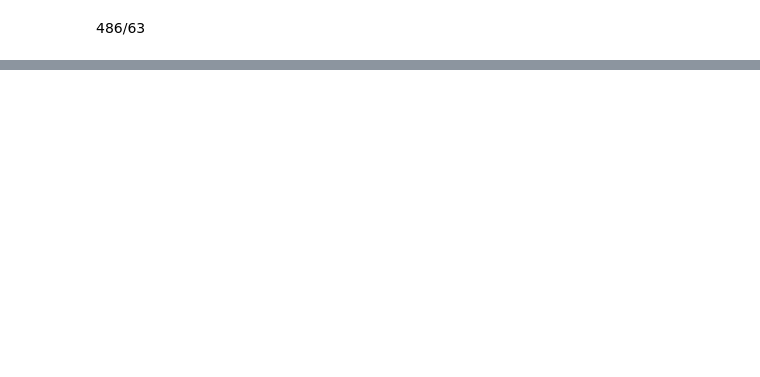
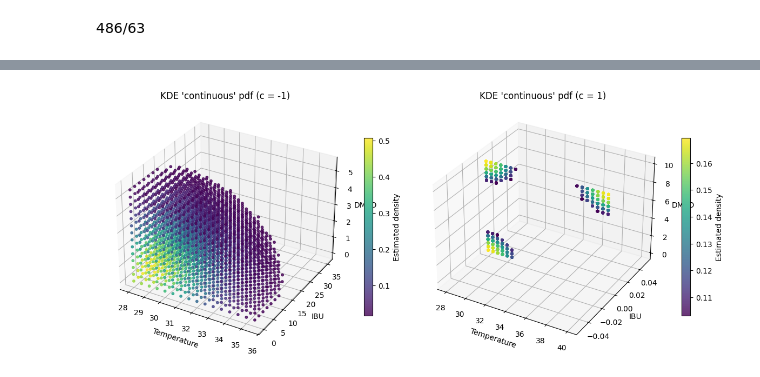
Before and after one commit to ahbagheri01/Progetto_Bayesian_Statistics, a Jupyter notebook: src/jupyter/simple_model.ipynb, the cells around one changed output, grey strips where cells are left out. Saved outputs shown, nothing was run; the diff lists cells and outputs as text; code cells hidden in the pictures; blank space fills up the shorter version.

```diff
--- a/src/jupyter/simple_model.ipynb
+++ b/src/jupyter/simple_model.ipynb
@@ -226,0 +523,82 @@ data_frames['9'][1][1]
+# %%
+import numpy as np
+import matplotlib.pyplot as plt
+from mpl_toolkits.mplot3d import Axes3D
+from sklearn.neighbors import KernelDensity
+from sklearn.preprocessing import StandardScaler
+
+features_3d = ["Temperature", "IBU", "DMSO"]
+c_values = [-1, 1]
+
+fig = plt.figure(figsize=(12, 5))
+
+for idx, c_val in enumerate(c_values, start=1):
+    sub = data_f[data_f["c"] == c_val].copy()
+    if len(sub) == 0:
+        print(f"No data for c = {c_val}")
+        continue
+
+
+    X_raw = sub[features_3d].values  # (N, 3)
+    counts = sub["count_final"].astype(float).values
+
+
+    counts[counts < 0] = 0.0
+    if counts.sum() == 0:
+        print(f"All counts zero for c = {c_val}")
+        continue
+
+
+    scaler = StandardScaler()
+    X = scaler.fit_transform(X_raw)
+
+    kde = KernelDensity(bandwidth=0.5, kernel="gaussian")
+    kde.fit(X, sample_weight=counts)
+    grid_size = 25
+    T_lin = np.linspace(X_raw[:, 0].min(), X_raw[:, 0].max(), grid_size)
+    I_lin = np.linspace(X_raw[:, 1].min(), X_raw[:, 1].max(), grid_size)
+    D_lin = np.linspace(X_raw[:, 2].min(), X_raw[:, 2].max(), grid_size)
+
+    T_grid, I_grid, D_grid = np.meshgrid(T_lin, I_lin, D_lin, indexing="ij")
+    grid_points_orig = np.vstack([
+        T_grid.ravel(),
+        I_grid.ravel(),
+        D_grid.ravel()
+    ]).T
+
+    grid_points_scaled = scaler.transform(grid_points_orig)
+    log_dens = kde.score_samples(grid_points_scaled)
+    dens = np.exp(log_dens)
+
+
+    keep_quantile = 0.85
+    thr = np.quantile(dens, keep_quantile)
+    mask = dens >= thr
+
+    pts = grid_points_orig[mask]
+    dens_sel = dens[mask]
+
+    ax = fig.add_subplot(1, 2, idx, projection="3d")
+
+    sc = ax.scatter(
+        pts[:, 0],
+        pts[:, 1],
+        pts[:, 2],
+        c=dens_sel,
+        s=10,
+        cmap="viridis",
+        alpha=0.8,
+    )
+
+    ax.set_xlabel("Temperature")
+    ax.set_ylabel("IBU")
+    ax.set_zlabel("DMSO")
+    ax.set_title(f"KDE 'continuous' pdf (c = {c_val})")
+
+    cbar = fig.colorbar(sc, ax=ax, shrink=0.7)
+    cbar.set_label("Estimated density")
+
+plt.tight_layout()
+plt.show()
+# %% [output]
+[figure, added]
```
Also changed, not shown: parts of 26 cells of this notebook.
